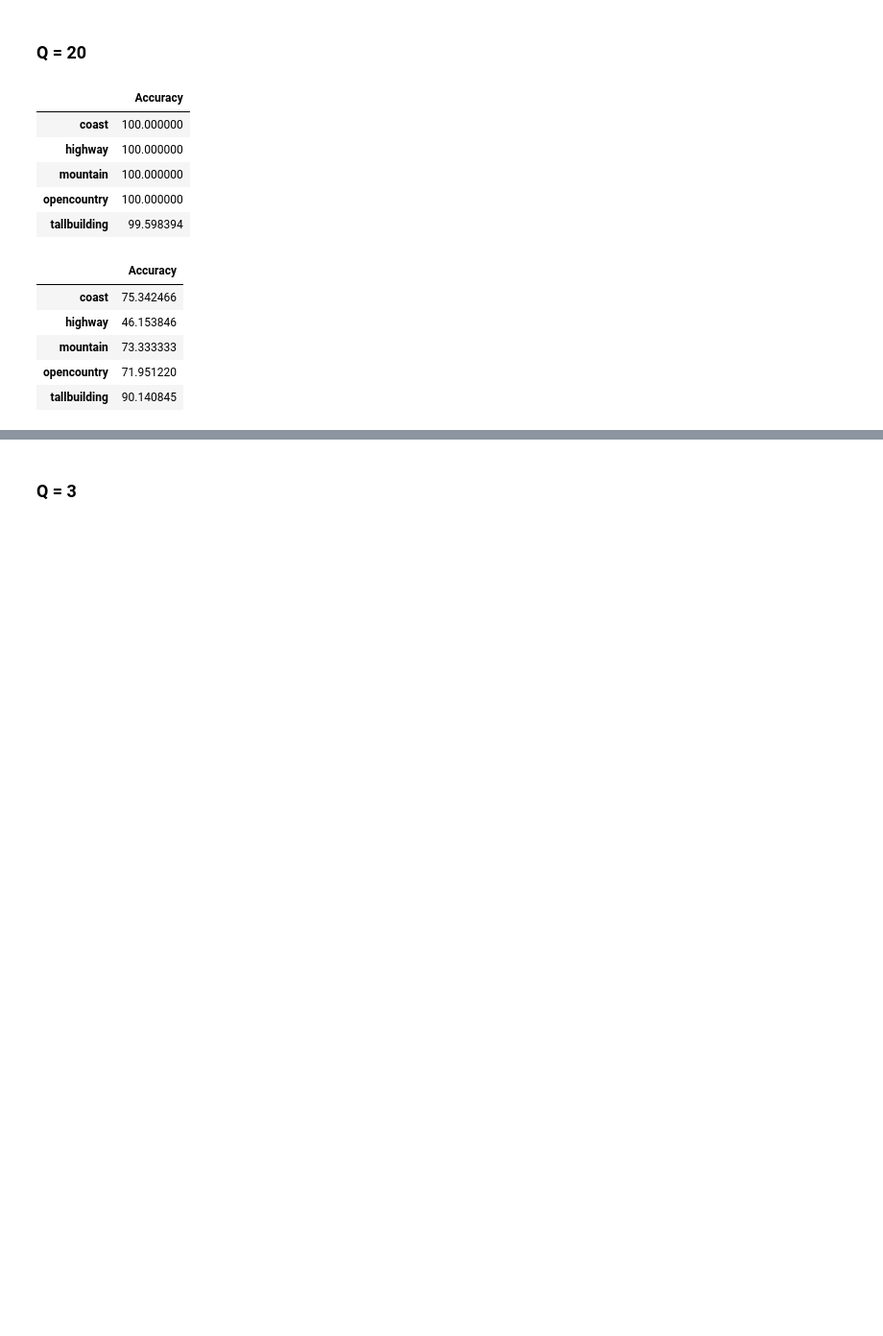
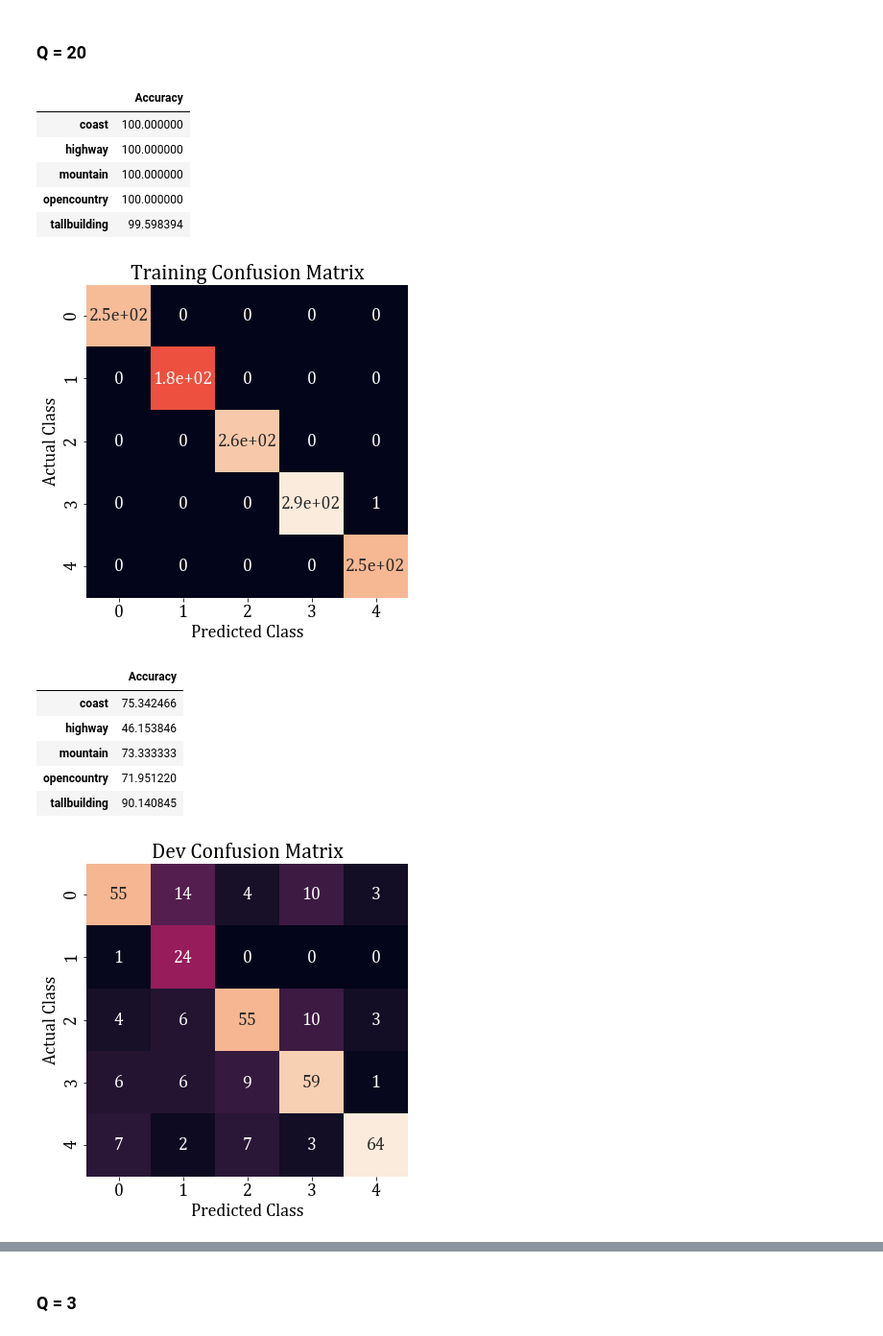
Before and after one commit to sowmyamanojna/CS5691-PRML-Assignments, a Jupyter notebook: assignment2/codes/2B-diag-covariance.ipynb, the cells around one changed output, grey strips where cells are left out. Shown: that part at 96% size. Cells and saved outputs as stored; diff of their text form; code cells hidden in the pictures; blank space fills up the shorter version.

```diff
--- a/assignment2/codes/2B-diag-covariance.ipynb
+++ b/assignment2/codes/2B-diag-covariance.ipynb
@@ -109,23 +141,30 @@ for class_name in classes:
 # %%
 gmm_cl = GMM_vl_classifier()
 gmm_cl.compile(class_wise_gmm)
 gmm_cl.classify()
 train_acc = pd.DataFrame(gmm_cl.accuracy, ["Accuracy"]).T
 display(train_acc)
+train_acc = get_confusion_matrices(gmm_cl, title="Training Confusion Matrix")
 
 gmm_cl.classify(dev=True)
 dev_acc = pd.DataFrame(gmm_cl.accuracy, ["Accuracy"]).T
 display(dev_acc)
+dev_acc = get_confusion_matrices(gmm_cl, title="Dev Confusion Matrix")
+
+print("Training Accuracy:", train_acc)
+print("Dev Accuracy:", dev_acc)
 # %% [output]
 |  | Accuracy |
 | coast | 100.000000 |
 | highway | 100.000000 |
 | mountain | 100.000000 |
 | opencountry | 100.000000 |
 | tallbuilding | 99.598394 |
+[figure, added]
 |  | Accuracy |
 | coast | 75.342466 |
 | highway | 46.153846 |
 | mountain | 73.333333 |
 | opencountry | 71.951220 |
 | tallbuilding | 90.140845 |
+[figure, added]
```
Also changed, not shown: parts of 5 cells of this notebook, 4 other files.
